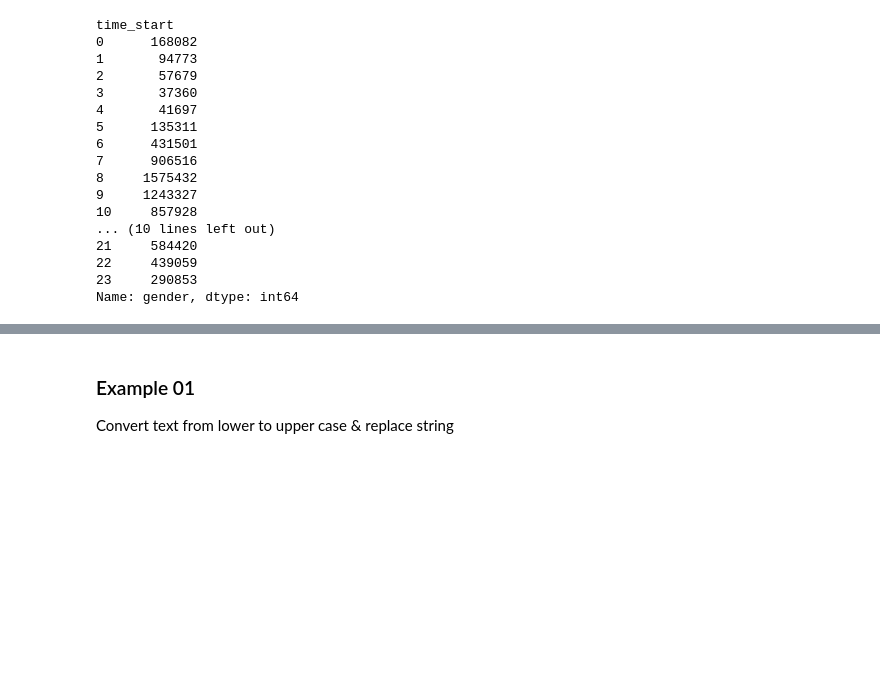
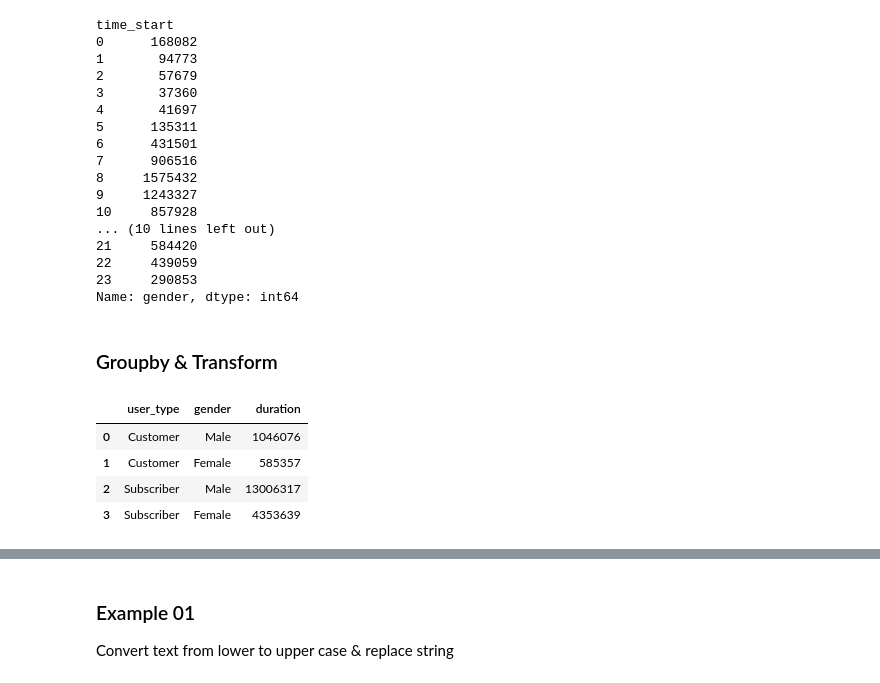
Before and after one commit to ongks-useR/united_states_bike_share, a Jupyter notebook: data_cleaning.ipynb, the cells around one changed output, grey strips where cells are left out. Drawn from its saved outputs; the diff is of its cells as text; code cells hidden in the pictures; blank space fills up the shorter version.

```diff
--- a/data_cleaning.ipynb
+++ b/data_cleaning.ipynb
@@ -922,3 +939,14 @@ time_start
 22     439059
 23     290853
 Name: gender, dtype: int64
+# %% [markdown]
+### Groupby & Transform
+# %%
+user_by_gender = df.groupby(by = ['user_type', 'gender'], as_index=False)['duration'].count()
+user_by_gender
+# %% [output]
+|  | user_type | gender | duration |
+| 0 | Customer | Male | 1046076 |
+| 1 | Customer | Female | 585357 |
+| 2 | Subscriber | Male | 13006317 |
+| 3 | Subscriber | Female | 4353639 |
```
Also changed, not shown: parts of 34 cells of this notebook.
